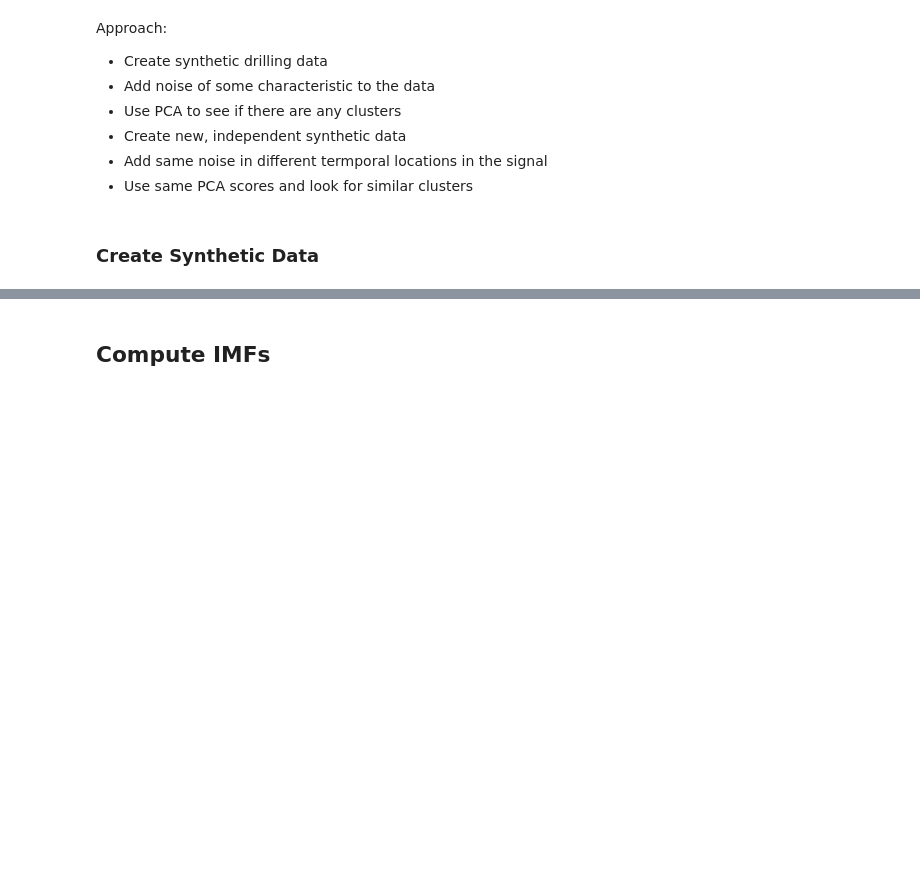
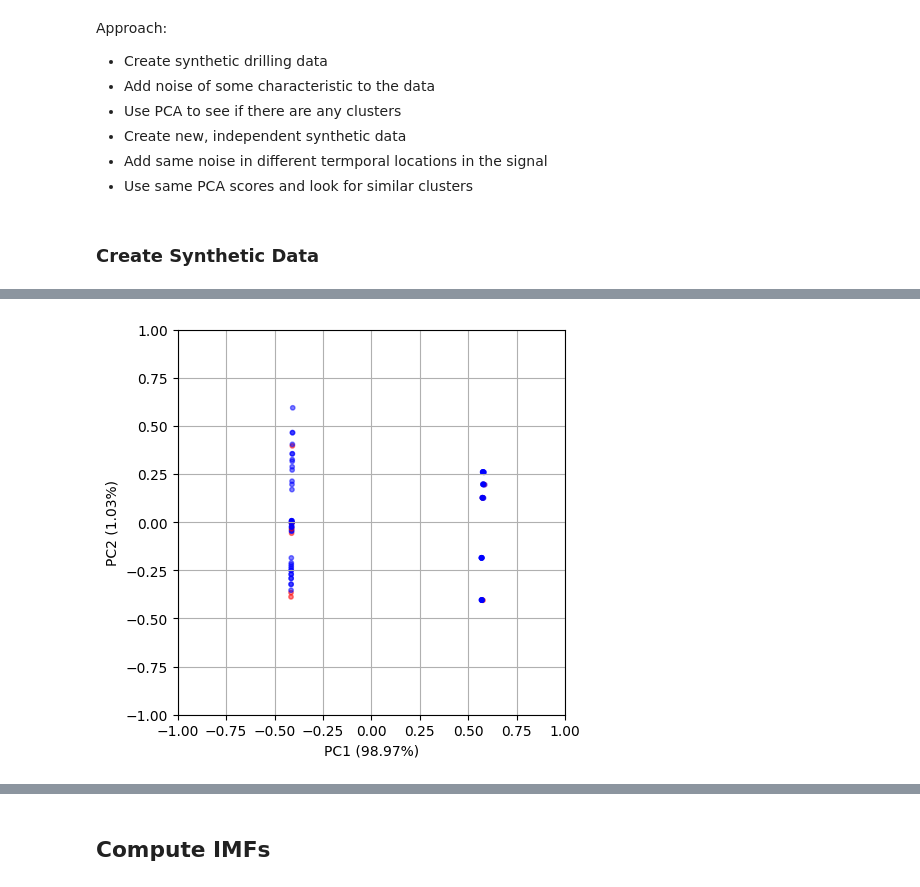
Before and after one commit to emilhaugstvedt/sparsity, a Jupyter notebook: pre_thesis/feature_extraction_drilling/feature_extraction_synthetic.ipynb, the cells around one changed output, grey strips where cells are left out. Saved outputs shown, nothing was run; the diff lists cells and outputs as text; code cells hidden in the pictures; blank space fills up the shorter version.

```diff
--- a/pre_thesis/feature_extraction_drilling/feature_extraction_synthetic.ipynb
+++ b/pre_thesis/feature_extraction_drilling/feature_extraction_synthetic.ipynb
@@ -34,0 +127,2 @@ plt.legend()
+# %%
+all_features.columns = get_column_names(selected_imfs=selected_imfs)
@@ -34,0 +145,36 @@ plt.legend()
+# %%
+from sklearn.decomposition import PCA
+
+pca = PCA()
+pca.fit(all_features)
+scores = pca.fit_transform(all_features)
+loadings = pca.components_.T
+# %%
+colors = []
+for t_window in t_windows:
+    is_in = False
+    for t_noise in t_noises:
+        if np.all(np.isin(t_window, t_noise)):
+            is_in = True
+            break
+    if is_in:
+        colors.append("red")
+    else:
+        colors.append("blue")
+# %%
+xs = scores[:, 0]
+ys = scores[:, 1]
+
+fig, ax = plt.subplots(1, 1, figsize=(5,5))
+scalex = 1.0/(xs.max() - xs.min())
+scaley = 1.0/(ys.max() - ys.min())
+plt.scatter(xs * scalex,ys * scaley, s=10, alpha=0.5, c=colors)
+plt.xlim(-1,1)
+plt.ylim(-1,1)
+plt.xlabel(f"PC1 ({pca.explained_variance_ratio_[0]*100:.2f}%)")
+plt.ylabel(f"PC2 ({pca.explained_variance_ratio_[1]*100:.2f}%)")
+
+plt.grid()
+plt.show()
+# %% [output]
+[figure, added]
```
Also changed, not shown: parts of 18 cells of this notebook.
